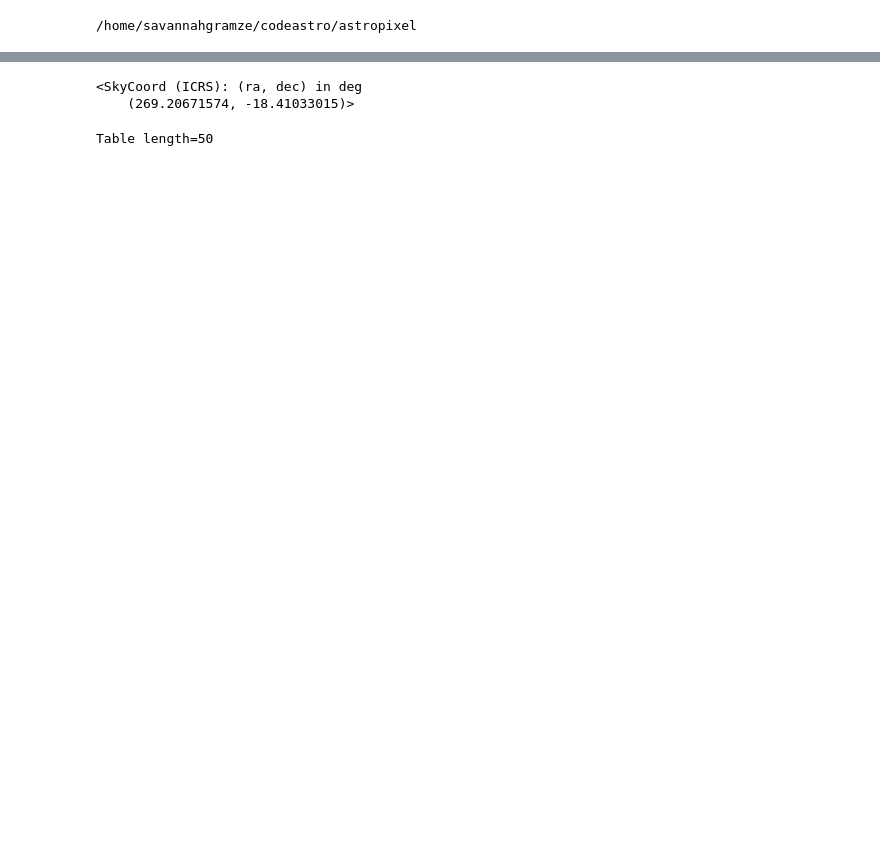
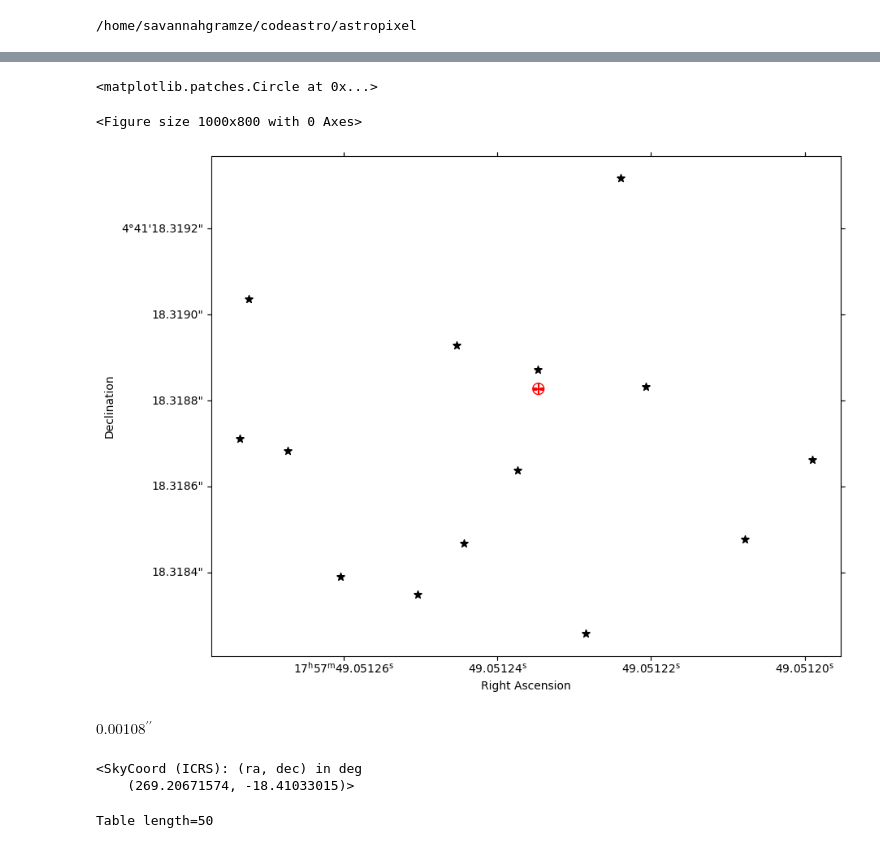
Before and after one commit to SpacialTree/astropixel, a Jupyter notebook: notebooks/plotting.ipynb, the cells around one changed output, grey strips where cells are left out. Drawn from its saved outputs; the diff is of its cells as text; code cells hidden in the pictures; blank space fills up the shorter version.

```diff
--- a/notebooks/plotting.ipynb
+++ b/notebooks/plotting.ipynb
@@ -22,3 +75,17 @@ coord = catalog_querry.get_random_coordinates_gal().icrs
+# %%
+fig = plt.figure(figsize=(10, 8))
+ax = plot_stars.plot_coord(coord, size=frame.shape)
+reg = regions.CircleSkyRegion(center=coord, radius=1*u.arcmin)
+reg.to_pixel(ww).plot(ax=ax, edgecolor='red')
+#ax.imshow(, cmap='viridis', origin='lower')
+# %% [output]
+<matplotlib.patches.Circle at 0x...>
+<Figure size 1000x800 with 0 Axes>
+[figure, added]
+# %%
+((269.45437260 - 269.45437230)*u.deg).to(u.arcsec)
+# %% [output]
+$0.00108\mathrm{{}^{\prime\prime}}$
 # %%
 coord.icrs
 # %% [output]
```
Also changed, not shown: parts of 15 cells of this notebook, 1 other file.
